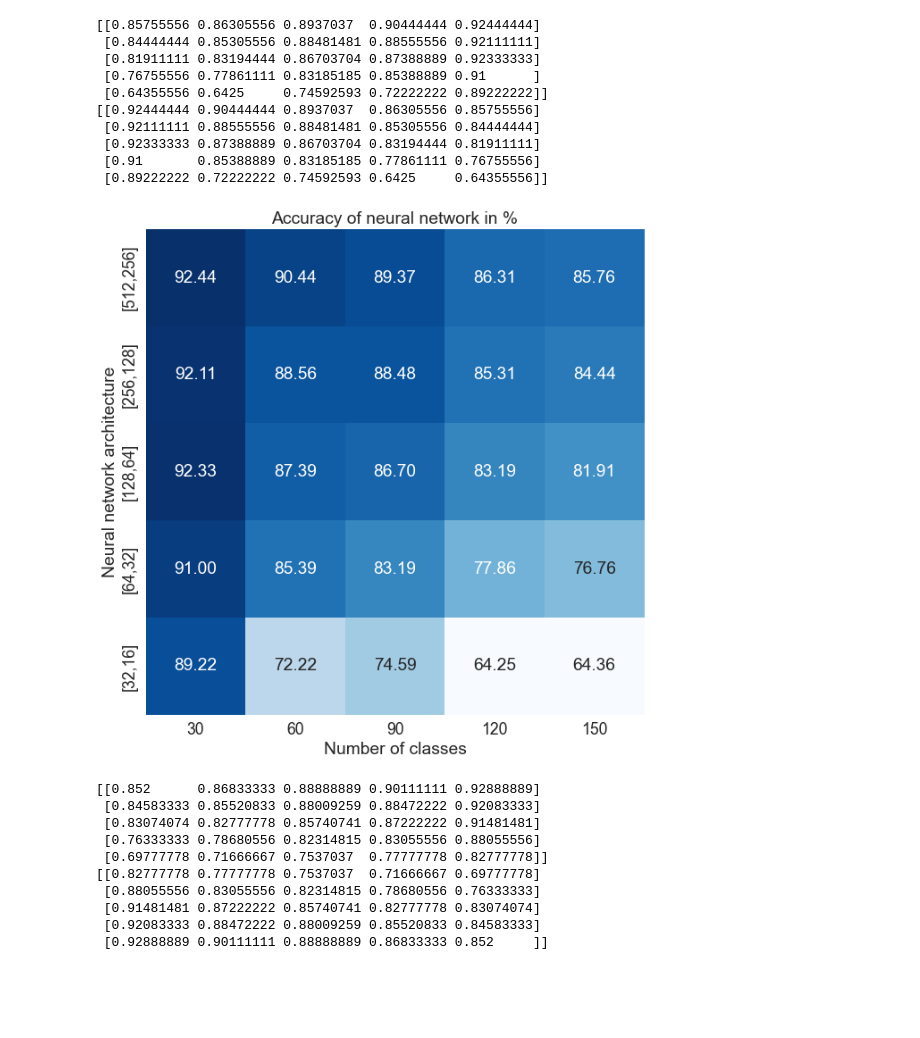
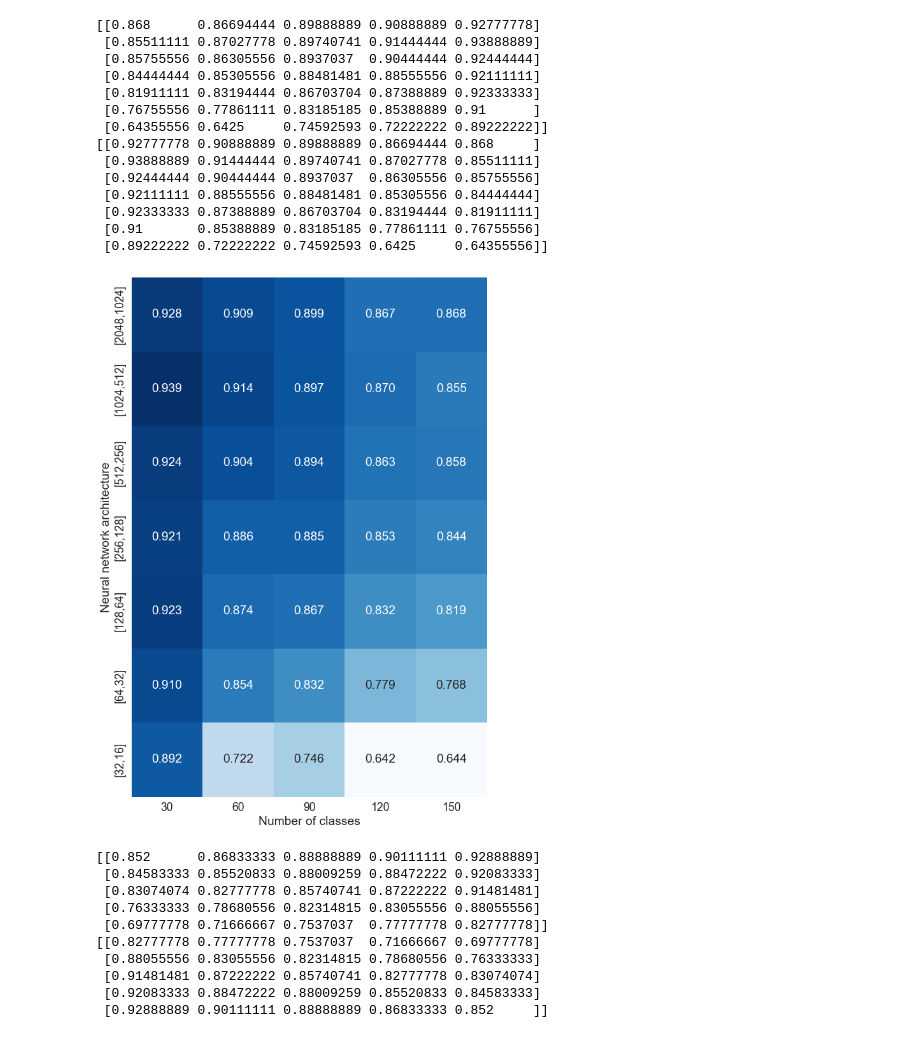
Before and after one commit to Jivl00/KKY_BP, a Jupyter notebook: egs/intents/Intent Classification (text)/pytorch_big/analysis_results.ipynb, the cells around one changed output. Saved outputs shown, nothing was run; the diff lists cells and outputs as text; code cells hidden in the pictures; blank space fills up the shorter version.

```diff
--- a/egs/intents/Intent Classification (text)/pytorch_big/analysis_results.ipynb
+++ b/egs/intents/Intent Classification (text)/pytorch_big/analysis_results.ipynb
@@ -10,18 +10,22 @@ with open('analysis.txt', 'r', encoding='utf-8') as f:
         accuracy.append(float(vals[2]))
 
 
-accuracy = np.array(accuracy).reshape(5, 5)
+accuracy = np.array(accuracy).reshape(7, 5)
 print(accuracy)
 # reverse columns
 accuracy = accuracy[:, ::-1]
 print(accuracy)
 # %% [output]
-[[0.85755556 0.86305556 0.8937037  0.90444444 0.92444444]
+[[0.868      0.86694444 0.89888889 0.90888889 0.92777778]
+ [0.85511111 0.87027778 0.89740741 0.91444444 0.93888889]
+ [0.85755556 0.86305556 0.8937037  0.90444444 0.92444444]
  [0.84444444 0.85305556 0.88481481 0.88555556 0.92111111]
  [0.81911111 0.83194444 0.86703704 0.87388889 0.92333333]
  [0.76755556 0.77861111 0.83185185 0.85388889 0.91      ]
  [0.64355556 0.6425     0.74592593 0.72222222 0.89222222]]
-[[0.92444444 0.90444444 0.8937037  0.86305556 0.85755556]
+[[0.92777778 0.90888889 0.89888889 0.86694444 0.868     ]
+ [0.93888889 0.91444444 0.89740741 0.87027778 0.85511111]
+ [0.92444444 0.90444444 0.8937037  0.86305556 0.85755556]
  [0.92111111 0.88555556 0.88481481 0.85305556 0.84444444]
  [0.92333333 0.87388889 0.86703704 0.83194444 0.81911111]
  [0.91       0.85388889 0.83185185 0.77861111 0.76755556]
@@ -29,24 +33,23 @@ print(accuracy)
 # %%
 import numpy as np
 import seaborn as sns
 import matplotlib.pyplot as plt
 
 sns.set()
 sns.set_style("whitegrid")
 sns.set_context("paper", font_scale=2, rc={"lines.linewidth": 5.5})
 
-fig, ax = plt.subplots(figsize=(10, 10))
-ax = sns.heatmap(np.array(accuracy*100).reshape(5, 5), annot=True, fmt='.2f', cmap='Blues', cbar=False)
+fig, ax = plt.subplots(figsize=(10, 15))
+ax = sns.heatmap(np.array(accuracy).reshape(7, 5), annot=True, fmt='.3f', cmap='Blues', cbar=False)
 # set axis labels
 ax.set_xticklabels(['30', '60', '90', '120', '150'])
-ax.set_yticklabels(['[512,256]', '[256,128]', '[128,64]', '[64,32]', '[32,16]'])
+ax.set_yticklabels(['[2048,1024]','[1024,512]','[512,256]', '[256,128]', '[128,64]', '[64,32]', '[32,16]'])
 ax.set_xlabel('Number of classes')
 ax.set_ylabel('Neural network architecture')
-ax.set_title('Accuracy of neural network in %')
 plt.savefig('heatmap.pdf', bbox_inches='tight')
 plt.show()
 # %% [output]
-[figure, old version]
+[figure, new version]
 # %%
 import numpy as np
 # heatmap of neural network accuracy depending on number of classes and number of samples per class
```
Also changed, not shown: parts of 1 cell of this notebook, 44 other files.
